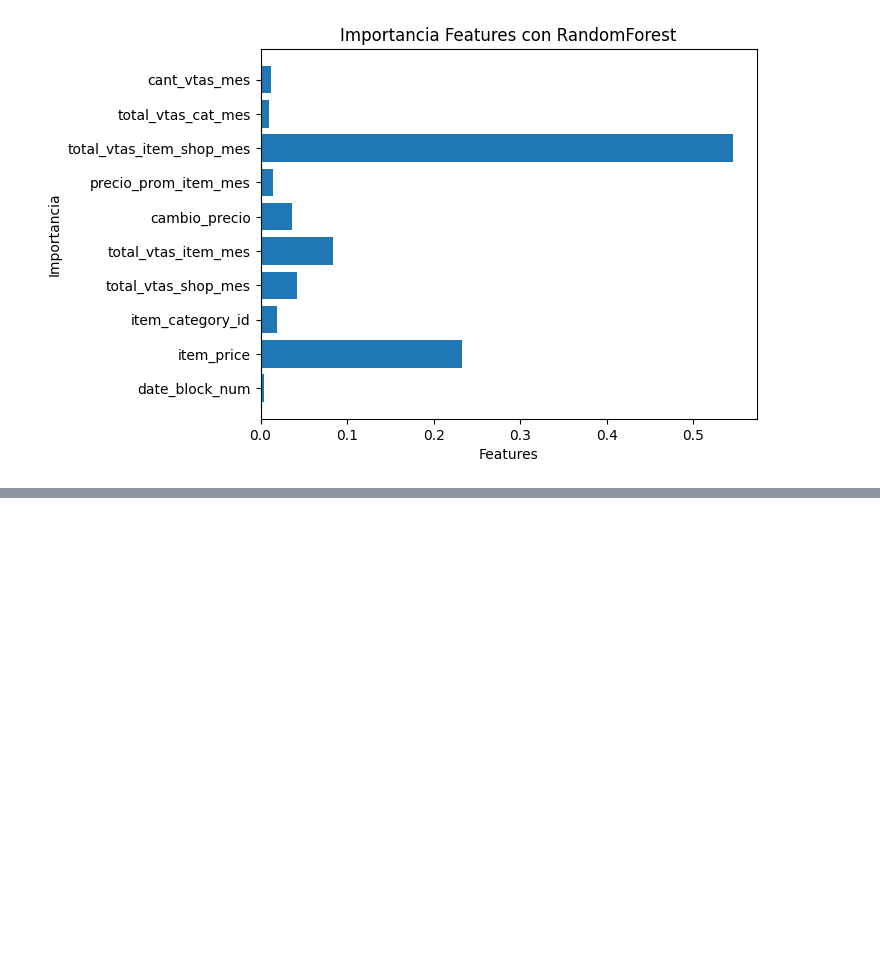
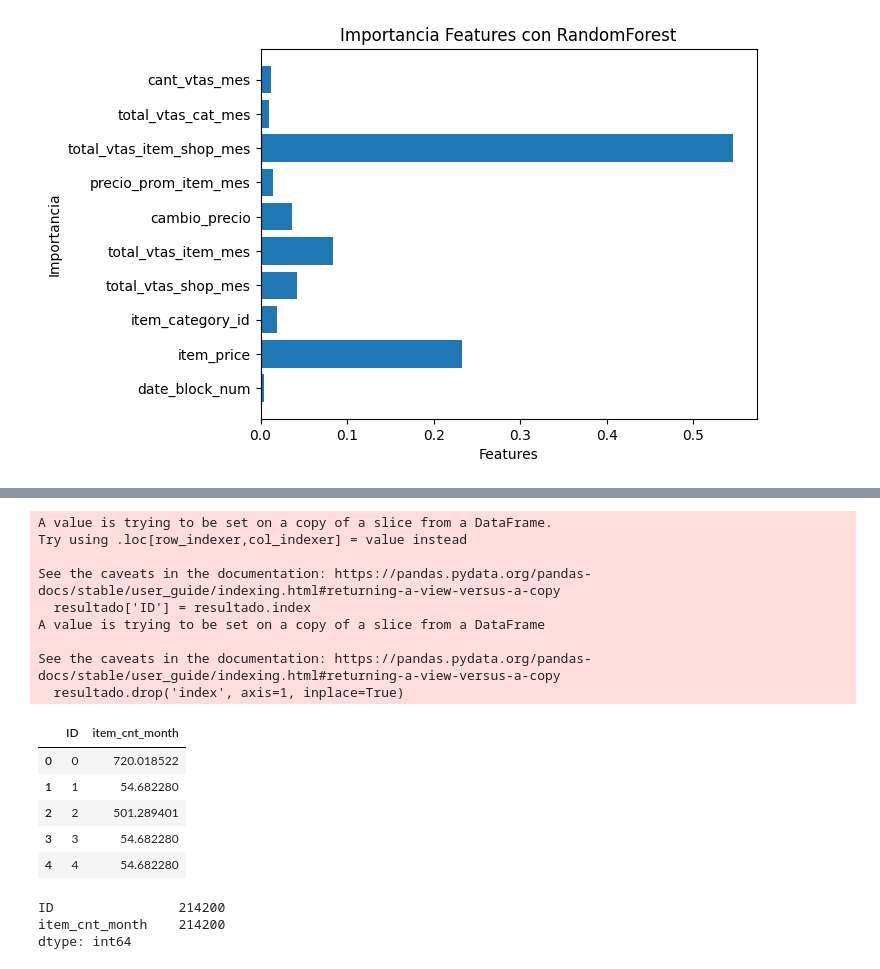
Before and after one commit to alexguttlein/OrgaDatos_TP2_MachineLearning, a Jupyter notebook: TP2_Machine_Learning.ipynb, the cells around one changed output, grey strips where cells are left out. Saved outputs shown, nothing was run; the diff lists cells and outputs as text; code cells hidden in the pictures; blank space fills up the shorter version.

```diff
--- a/TP2_Machine_Learning.ipynb
+++ b/TP2_Machine_Learning.ipynb
@@ -513,0 +747,10 @@ plt.show()
+# %%
+# se realiza la prediccion para noviembre
+X_test = test[['date_block_num', 'item_price', 'item_category_id', 'total_vtas_shop_mes', 'total_vtas_item_mes',\
+                  'cambio_precio', 'precio_prom_item_mes', 'total_vtas_item_shop_mes', 'total_vtas_cat_mes', 'cant_vtas_mes']]
+
+# Realizar las predicciones
+predict = model.predict(X_test)
+
+# Añadir las predicciones al DataFrame
+test['item_cnt_day'] = predict
@@ -513,0 +766,36 @@ plt.show()
+# %%
+# se calculan las ventas mensuales por item
+test['item_cnt_month'] = test.groupby(['item_id', 'shop_id', 'date_block_num'])['item_cnt_day'].transform('sum')
+# %%
+# se crea un df y se formatea con la salida deseada
+resultado = test.copy()
+resultado.drop_duplicates(subset=['item_id', 'shop_id', 'date_block_num', 'item_cnt_month'], keep='first', inplace=True)
+
+resultado = resultado[['ID', 'item_cnt_month']]
+resultado.reset_index(inplace=True)
+resultado['ID'] = resultado.index
+resultado.drop('index', axis=1, inplace=True)
+
+resultado.head(5)
+# %% [output]
+A value is trying to be set on a copy of a slice from a DataFrame.
+Try using .loc[row_indexer,col_indexer] = value instead
+
+See the caveats in the documentation: https://pandas.pydata.org/pandas-docs/stable/user_guide/indexing.html#returning-a-view-versus-a-copy
+  resultado['ID'] = resultado.index
+A value is trying to be set on a copy of a slice from a DataFrame
+
+See the caveats in the documentation: https://pandas.pydata.org/pandas-docs/stable/user_guide/indexing.html#returning-a-view-versus-a-copy
+  resultado.drop('index', axis=1, inplace=True)
+|  | ID | item_cnt_month |
+| 0 | 0 | 720.018522 |
+| 1 | 1 | 54.682280 |
+| 2 | 2 | 501.289401 |
+| 3 | 3 | 54.682280 |
+| 4 | 4 | 54.682280 |
+# %%
+resultado.count()
+# %% [output]
+ID                214200
+item_cnt_month    214200
+dtype: int64
```
Also changed, not shown: parts of 39 cells of this notebook.
